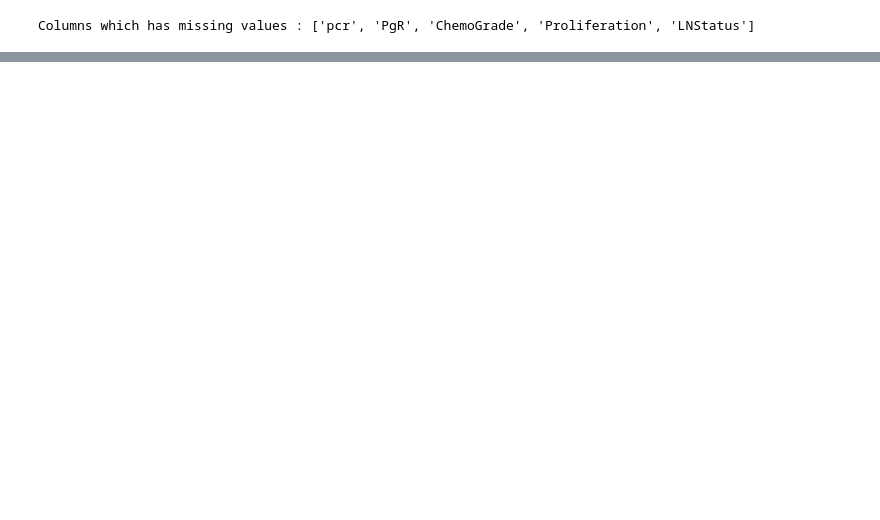
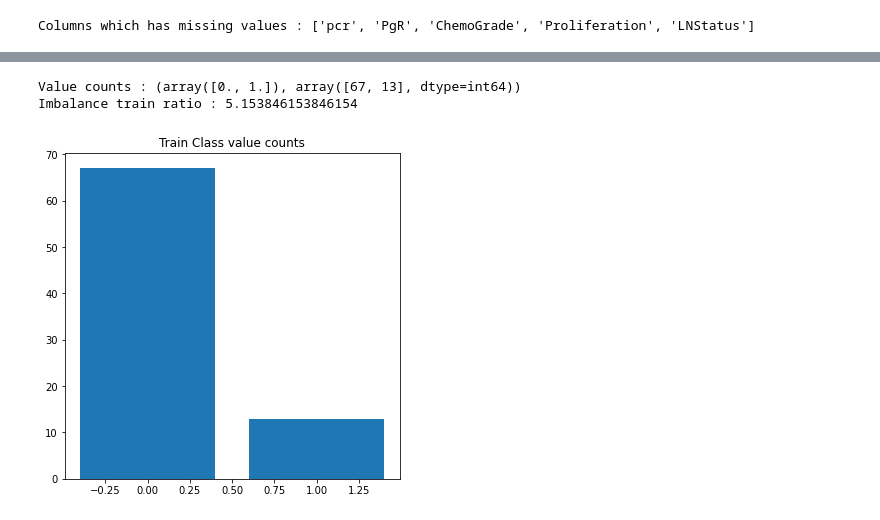
Before and after one commit to artemi8/ml-project-2, a Jupyter notebook: sudarsaan/data_proc_v1.ipynb, the cells around one changed output, grey strips where cells are left out. Cells and saved outputs as stored; diff of their text form; code cells hidden in the pictures; blank space fills up the shorter version.

```diff
--- a/data_proc_v1.ipynb
+++ b/sudarsaan/data_proc_v1.ipynb
@@ -102,0 +263,13 @@ imputed_arr[:,7] = np.rint(imputed_arr[:,7])
+# %%
+unique_values, counts = np.unique(test_classification_y, return_counts=True)
+
+print(f'Value counts : {unique_values, counts}')
+print(f'Imbalance train ratio : {max(counts)/min(counts)}')
+plt.figure(figsize=(6,6))
+plt.bar(x=unique_values, height=counts)
+plt.title('Train Class value counts')
+plt.show()
+# %% [output]
+Value counts : (array([0., 1.]), array([67, 13], dtype=int64))
+Imbalance train ratio : 5.153846153846154
+[figure, added]
```
Also changed, not shown: parts of 34 cells of this notebook, 5 other files.
